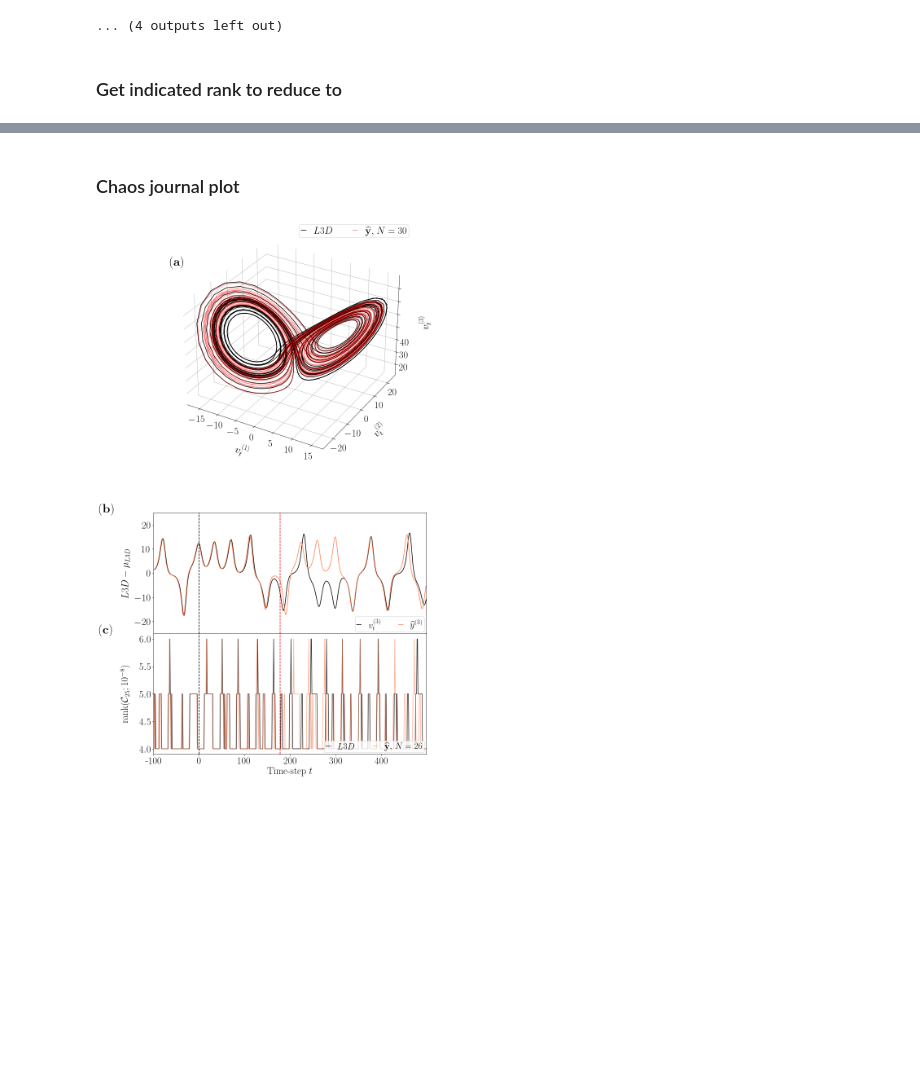
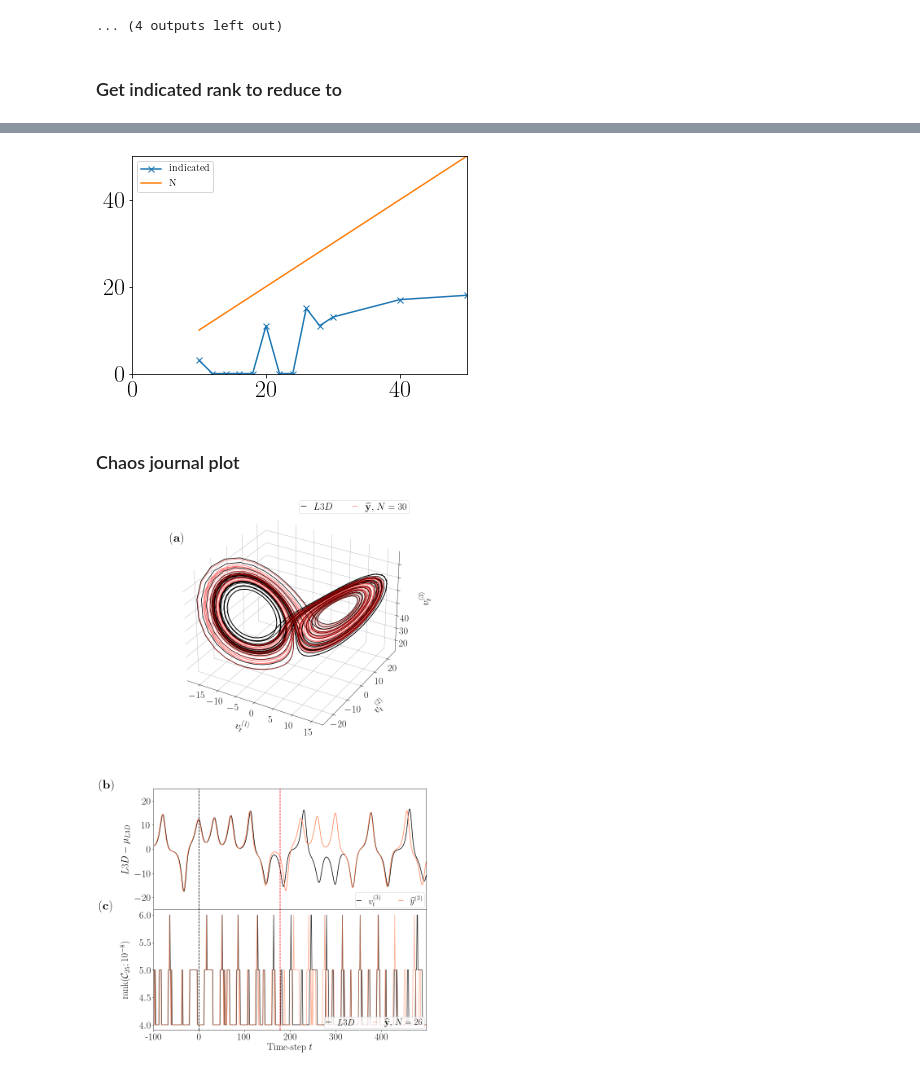
Before and after one commit to BrianWhiteaker/ChaosESN, a Jupyter notebook: NoGamma/outputL3D.ipynb, the cells around one changed output, grey strips where cells are left out. Cells and saved outputs as stored; diff of their text form; code cells hidden in the pictures; blank space fills up the shorter version.

```diff
--- a/NoGamma/outputL3D.ipynb
+++ b/NoGamma/outputL3D.ipynb
@@ -310,3 +351,12 @@ Alpha 0.895215 --- Gamma 1.0
+# %%
+plt.plot(size[::-1],all_ranks[::-1],marker='x', label='indicated')
+plt.plot(size[::-1],size[::-1], label='N')
+plt.xlim(0,50)
+plt.ylim(0,50)
+plt.legend()
+plt.show()
+# %% [output]
+[figure, added]
 # %% [markdown]
 ### Chaos journal plot
 # %%
```
Also changed, not shown: parts of 10 cells of this notebook, 3 other files.
